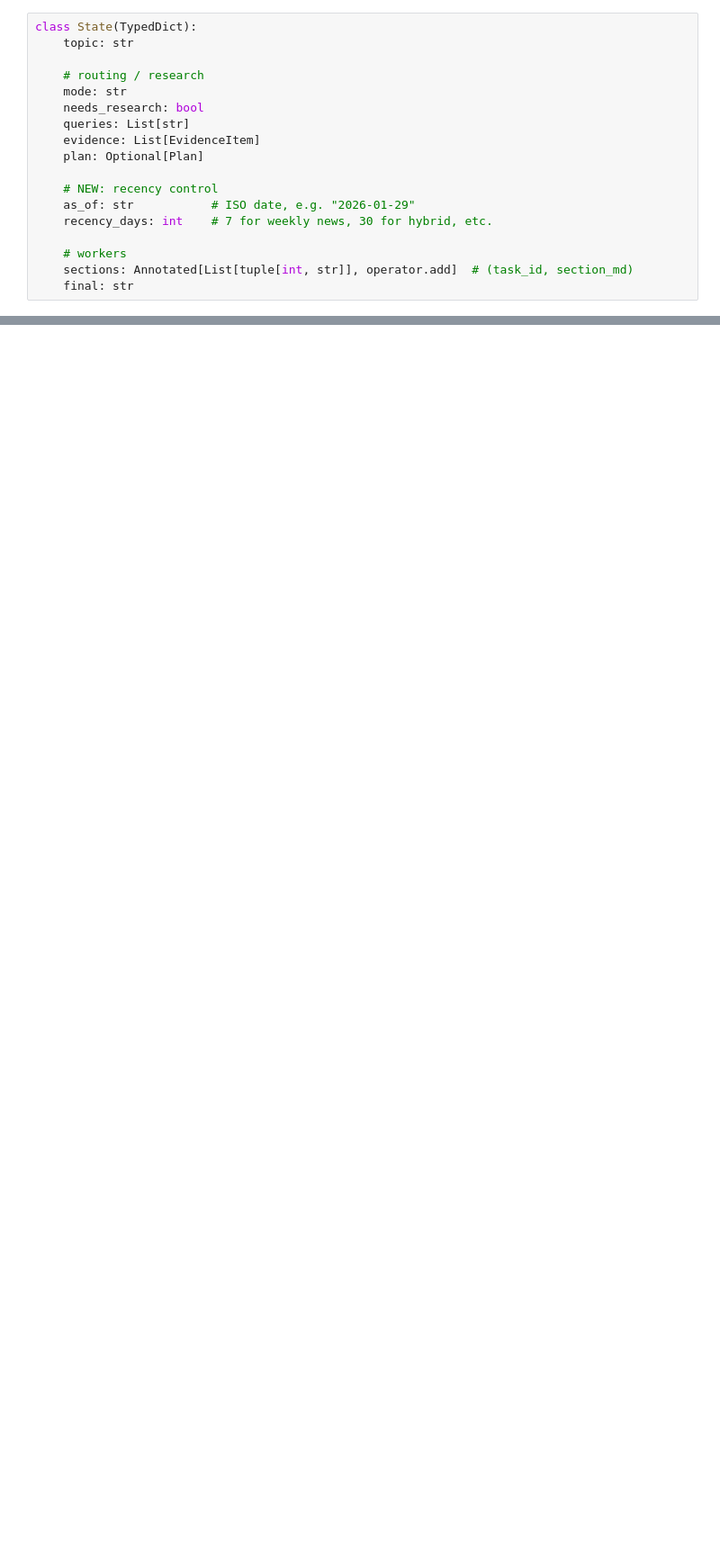
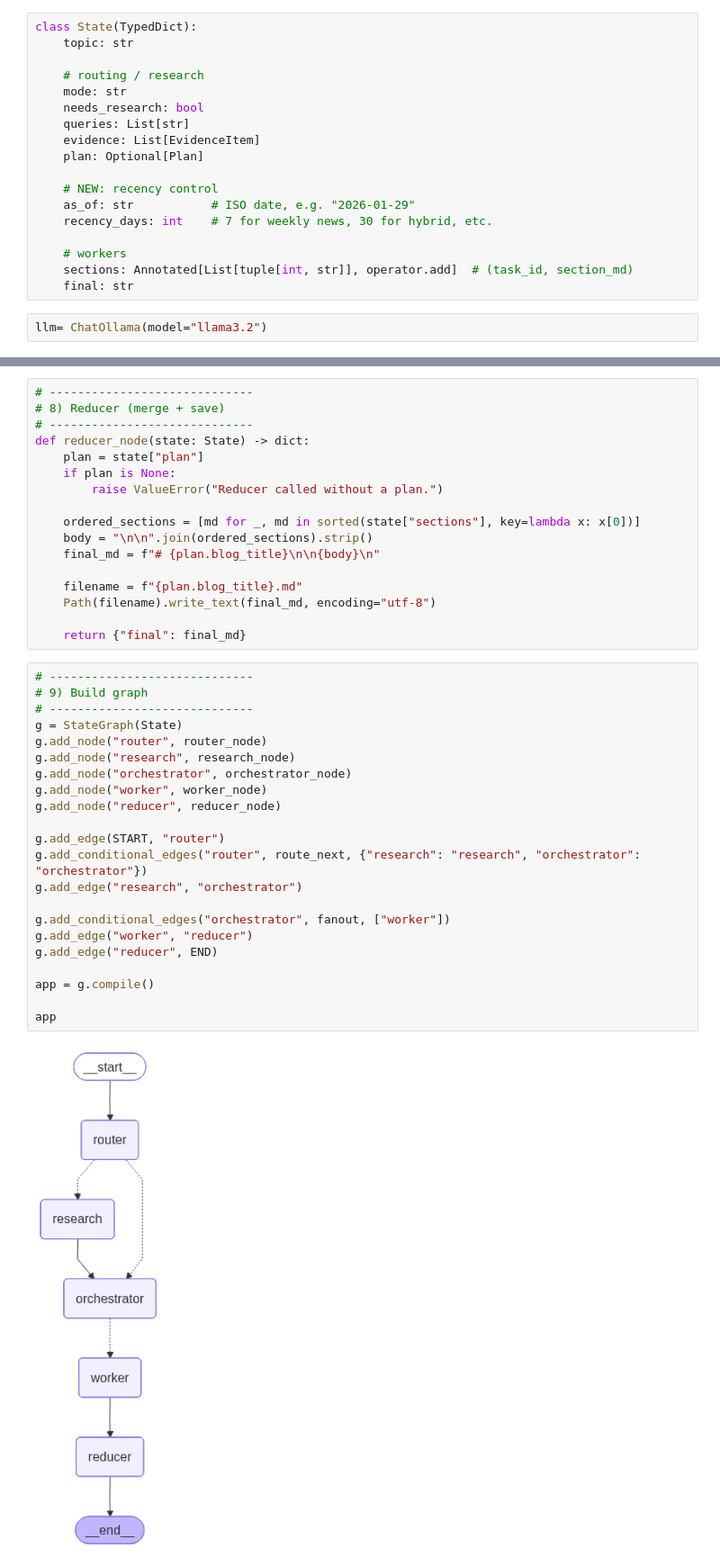
Before and after one commit to Susan-sapkota-98/LangGraph, a Jupyter notebook: blog-writing-agent/4_bwa_research_fine_tuned.ipynb, the cells around one changed output, grey strips where cells are left out. Shown at 90% size. Drawn from its saved outputs; the diff is of its cells as text; blank space fills up the shorter version.

```diff
--- a/blog-writing-agent/4_bwa_research_fine_tuned.ipynb
+++ b/blog-writing-agent/4_bwa_research_fine_tuned.ipynb
@@ -91,3 +91,5 @@ class State(TypedDict):
     # workers
     sections: Annotated[List[tuple[int, str]], operator.add]  # (task_id, section_md)
     final: str
+# %%
+llm= ChatOllama(model="llama3.2")
@@ -93,0 +418,41 @@ class State(TypedDict):
+# %%
+# -----------------------------
+# 8) Reducer (merge + save)
+# -----------------------------
+def reducer_node(state: State) -> dict:
+    plan = state["plan"]
+    if plan is None:
+        raise ValueError("Reducer called without a plan.")
+
+    ordered_sections = [md for _, md in sorted(state["sections"], key=lambda x: x[0])]
+    body = "\n\n".join(ordered_sections).strip()
+    final_md = f"# {plan.blog_title}\n\n{body}\n"
+
+    filename = f"{plan.blog_title}.md"
+    Path(filename).write_text(final_md, encoding="utf-8")
+
+    return {"final": final_md}
+# %%
+# -----------------------------
+# 9) Build graph
+# -----------------------------
+g = StateGraph(State)
+g.add_node("router", router_node)
+g.add_node("research", research_node)
+g.add_node("orchestrator", orchestrator_node)
+g.add_node("worker", worker_node)
+g.add_node("reducer", reducer_node)
+
+g.add_edge(START, "router")
+g.add_conditional_edges("router", route_next, {"research": "research", "orchestrator": "orchestrator"})
+g.add_edge("research", "orchestrator")
+
+g.add_conditional_edges("orchestrator", fanout, ["worker"])
+g.add_edge("worker", "reducer")
+g.add_edge("reducer", END)
+
+app = g.compile()
+
+app
+# %% [output]
+[figure, added]
```
Also changed, not shown: parts of 6 cells of this notebook, 11 other files.
